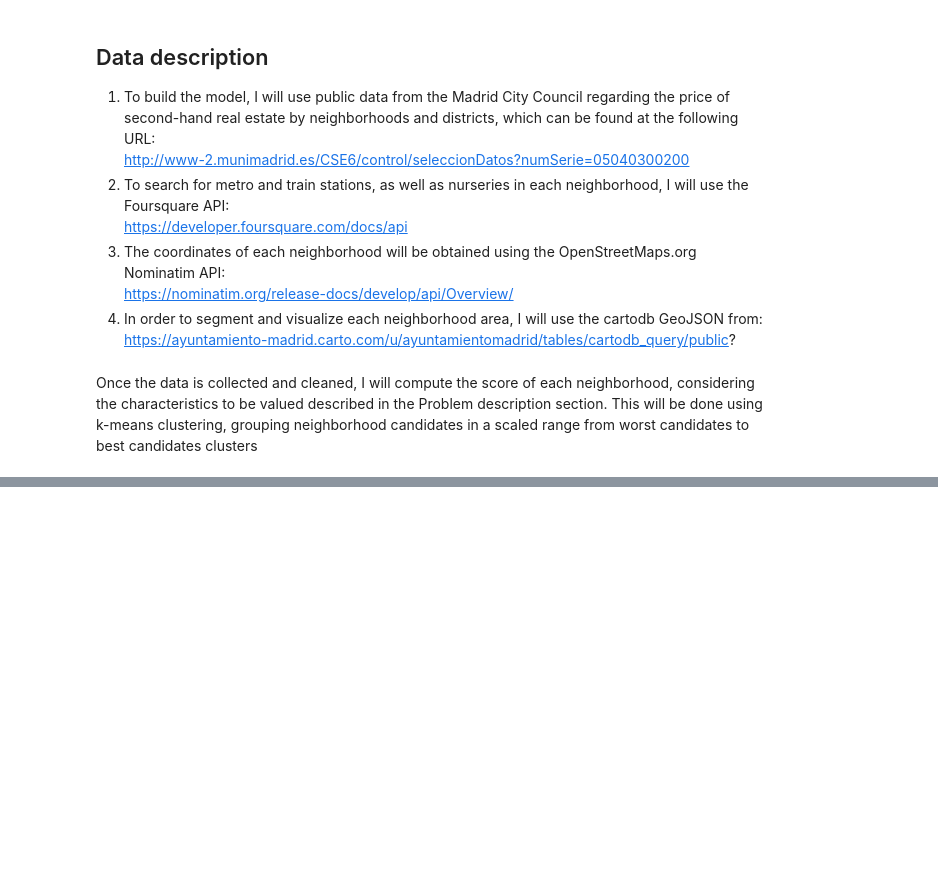
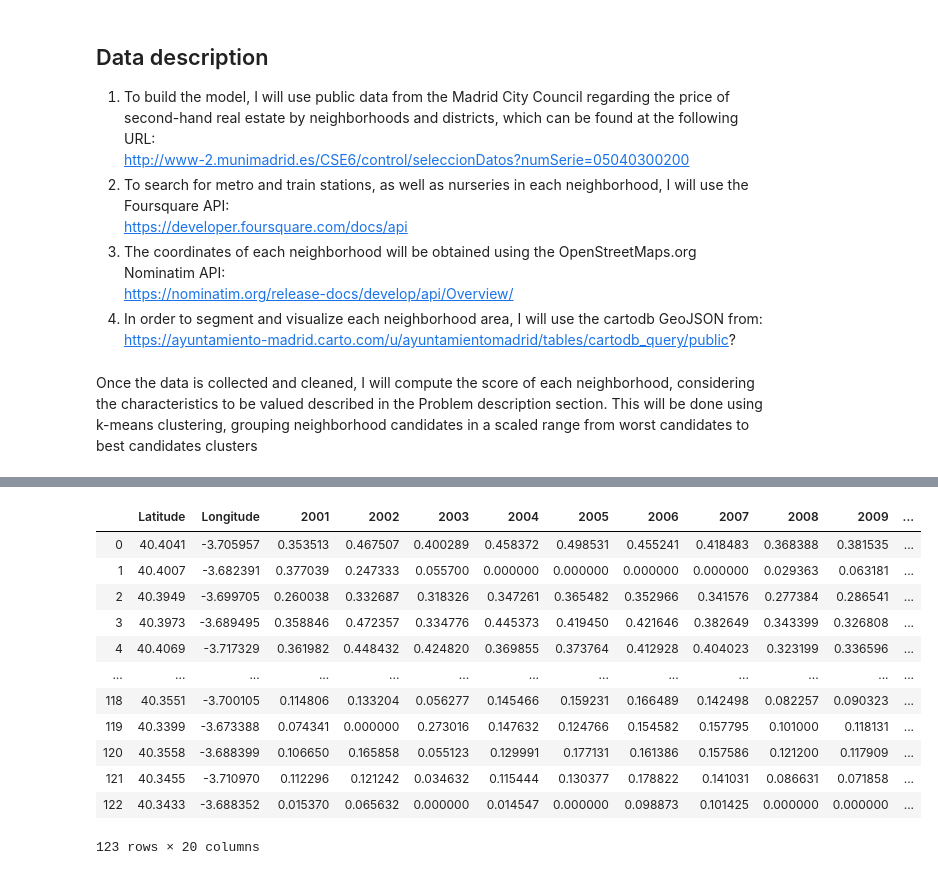
Before and after one commit to mrwizo/ibm-ds, a Jupyter notebook: ARPS_RealState.ipynb, the cells around one changed output, grey strips where cells are left out. Cells and saved outputs as stored; diff of their text form; code cells hidden in the pictures; blank space fills up the shorter version.

```diff
--- a/ARPS_RealState.ipynb
+++ b/ARPS_RealState.ipynb
@@ -34,0 +162,32 @@ This will be done using k-means clustering, grouping neighborhood candidates in
+# %%
+precios_df["pct_inc_year"]=precios_df[precios_df.columns[range(2, precios_df.shape[1]-2)]].pct_change(axis='columns').mean(axis='columns')*100
+# %%
+precios_df.reset_index(inplace=True, drop=True)
+# %%
+df_mapa_precios=precios_df.drop(columns=precios_df.columns[range(0, 2)]).reset_index(drop=True)
+df_mapa_precios=df_mapa_precios.drop(columns=df_mapa_precios.columns[df_mapa_precios.shape[1]-1]).reset_index(drop=True)
+# %%
+cols = df_mapa_precios.columns.tolist()
+cols = cols[-2:] + cols[:-2]
+df_mapa_precios = df_mapa_precios[cols]
+# %%
+from sklearn import preprocessing
+for index in range(2,df_mapa_precios.shape[1]):
+    x = df_mapa_precios.iloc[:,index].values.reshape(-1, 1)  #returns a numpy array
+    x_scaled = preprocessing.minmax_scale(x)
+    df_mapa_precios.iloc[:,index] = x_scaled
+df_mapa_precios
+# %% [output]
+|  | Latitude | Longitude | 2001 | 2002 | 2003 | 2004 | 2005 | 2006 | 2007 | 2008 | 2009 | ... |
+| 0 | 40.4041 | -3.705957 | 0.353513 | 0.467507 | 0.400289 | 0.458372 | 0.498531 | 0.455241 | 0.418483 | 0.368388 | 0.381535 | ... |
+| 1 | 40.4007 | -3.682391 | 0.377039 | 0.247333 | 0.055700 | 0.000000 | 0.000000 | 0.000000 | 0.000000 | 0.029363 | 0.063181 | ... |
+| 2 | 40.3949 | -3.699705 | 0.260038 | 0.332687 | 0.318326 | 0.347261 | 0.365482 | 0.352966 | 0.341576 | 0.277384 | 0.286541 | ... |
+| 3 | 40.3973 | -3.689495 | 0.358846 | 0.472357 | 0.334776 | 0.445373 | 0.419450 | 0.421646 | 0.382649 | 0.343399 | 0.326808 | ... |
+| 4 | 40.4069 | -3.717329 | 0.361982 | 0.448432 | 0.424820 | 0.369855 | 0.373764 | 0.412928 | 0.404023 | 0.323199 | 0.336596 | ... |
+| ... | ... | ... | ... | ... | ... | ... | ... | ... | ... | ... | ... | ... |
+| 118 | 40.3551 | -3.700105 | 0.114806 | 0.133204 | 0.056277 | 0.145466 | 0.159231 | 0.166489 | 0.142498 | 0.082257 | 0.090323 | ... |
+| 119 | 40.3399 | -3.673388 | 0.074341 | 0.000000 | 0.273016 | 0.147632 | 0.124766 | 0.154582 | 0.157795 | 0.101000 | 0.118131 | ... |
+| 120 | 40.3558 | -3.688399 | 0.106650 | 0.165858 | 0.055123 | 0.129991 | 0.177131 | 0.161386 | 0.157586 | 0.121200 | 0.117909 | ... |
+| 121 | 40.3455 | -3.710970 | 0.112296 | 0.121242 | 0.034632 | 0.115444 | 0.130377 | 0.178822 | 0.141031 | 0.086631 | 0.071858 | ... |
+| 122 | 40.3433 | -3.688352 | 0.015370 | 0.065632 | 0.000000 | 0.014547 | 0.000000 | 0.098873 | 0.101425 | 0.000000 | 0.000000 | ... |
+123 rows × 20 columns
```
Also changed, not shown: parts of 55 cells of this notebook.
